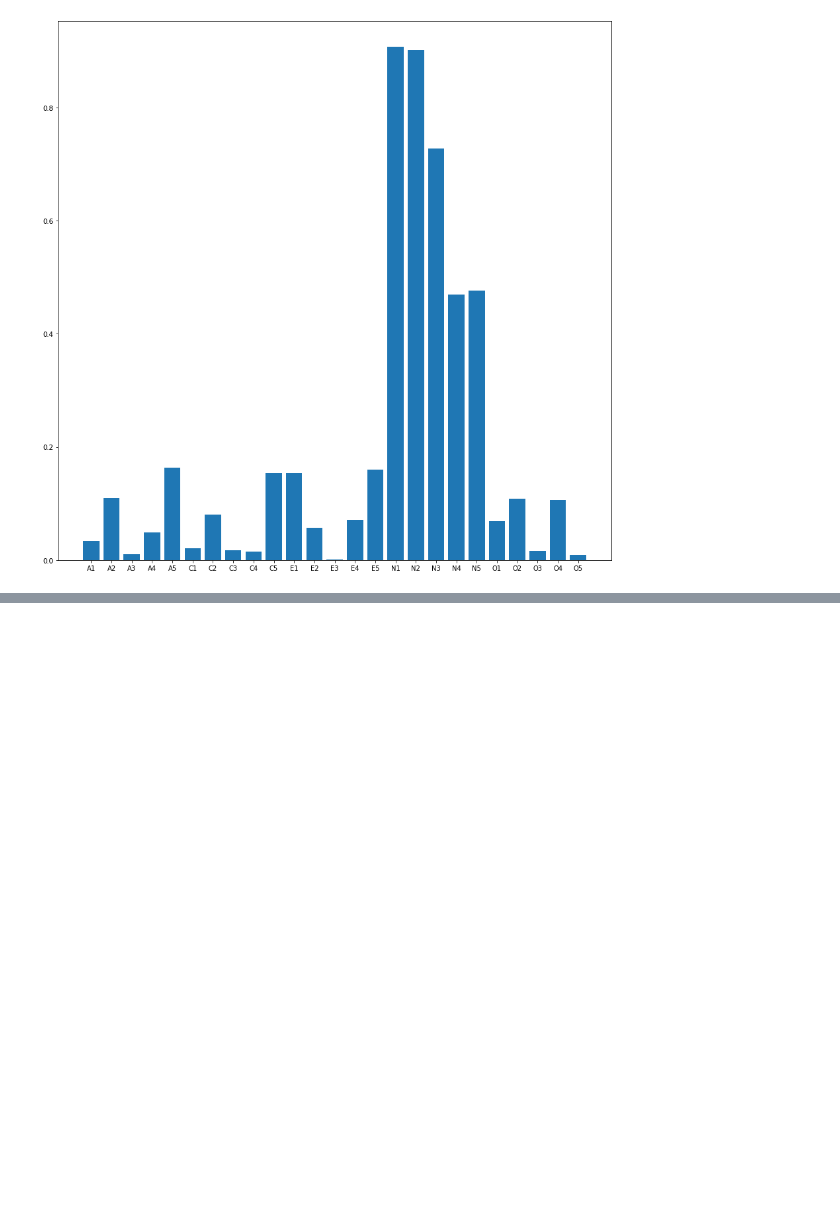
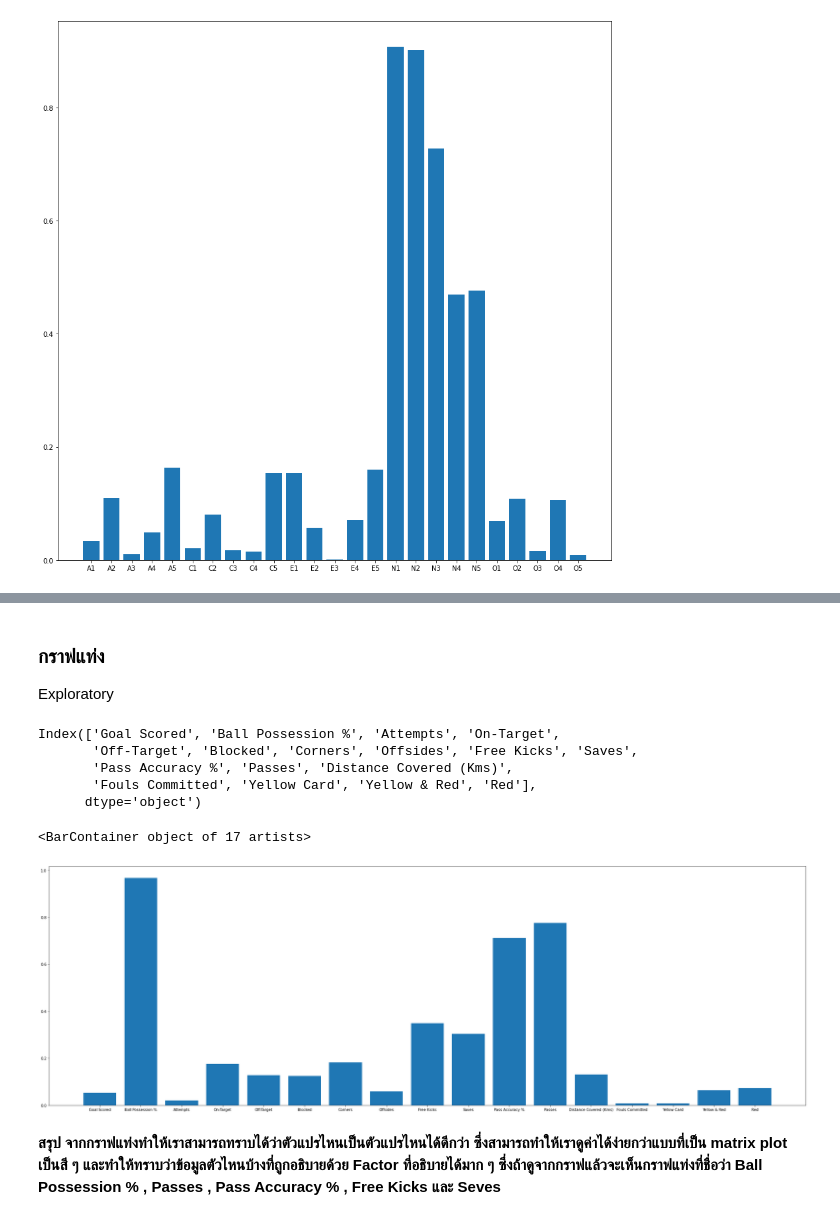
Before and after one commit to Umaporn19/multivariate, a Jupyter notebook: Chapter_5_Factor_Analysis.ipynb, the cells around one changed output, grey strips where cells are left out. Drawn from its saved outputs; the diff is of its cells as text; code cells hidden in the pictures; blank space fills up the shorter version.

```diff
--- a/Chapter_5_Factor_Analysis.ipynb
+++ b/Chapter_5_Factor_Analysis.ipynb
@@ -223,0 +379,19 @@ plt.bar(range(25),np.absolute(fa2.loadings_[:,0]),tick_label=BFI_data_dropped.co
+# %% [markdown]
+### กราฟแท่ง
+Exploratory
+# %%
+Nu_drop.columns
+# %% [output]
+Index(['Goal Scored', 'Ball Possession %', 'Attempts', 'On-Target',
+       'Off-Target', 'Blocked', 'Corners', 'Offsides', 'Free Kicks', 'Saves',
+       'Pass Accuracy %', 'Passes', 'Distance Covered (Kms)',
+       'Fouls Committed', 'Yellow Card', 'Yellow & Red', 'Red'],
+      dtype='object')
+# %%
+plt.subplots(figsize=(37,12)) #ขยายขนาดของกราฟเเท่ง (ความกว้างเท่ากับ 37 , ความยาวเท่ากับ 12 )
+plt.bar(range(17),np.absolute(na.loadings_[:,0]),tick_label=Nu_drop.columns)
+# %% [output]
+<BarContainer object of 17 artists>
+[figure, added]
+# %% [markdown]
+**สรุป จากกราฟแท่งทำให้เราสามารถทราบได้ว่าตัวแปรไหนเป็นตัวแปรไหนได้ดีกว่า ซึ่งสามารถทำให้เราดูค่าได้ง่ายกว่าแบบที่เป็น matrix plot เป็นสี ๆ และทำให้ทราบว่าข้อมูลตัวไหนบ้างที่ถูกอธิบายด้วย Factor  ที่อธิบายได้มาก ๆ ซึ่งถ้าดูจากกราฟแล้วจะเห็นกราฟแท่งที่ชื่อว่า Ball Possession % , Passes , Pass Accuracy % , Free Kicks และ Seves**
```
Also changed, not shown: parts of 42 cells of this notebook.
